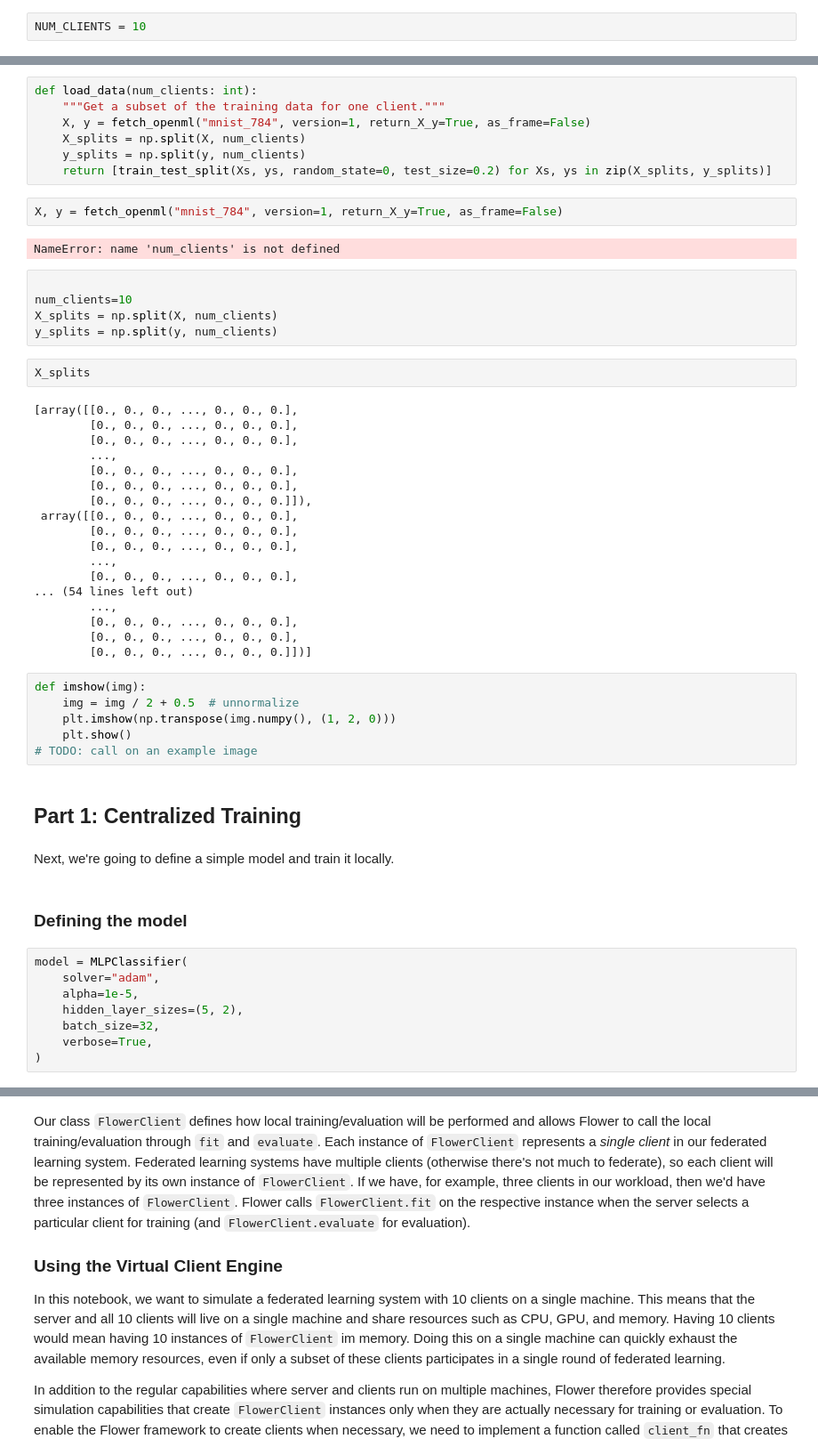
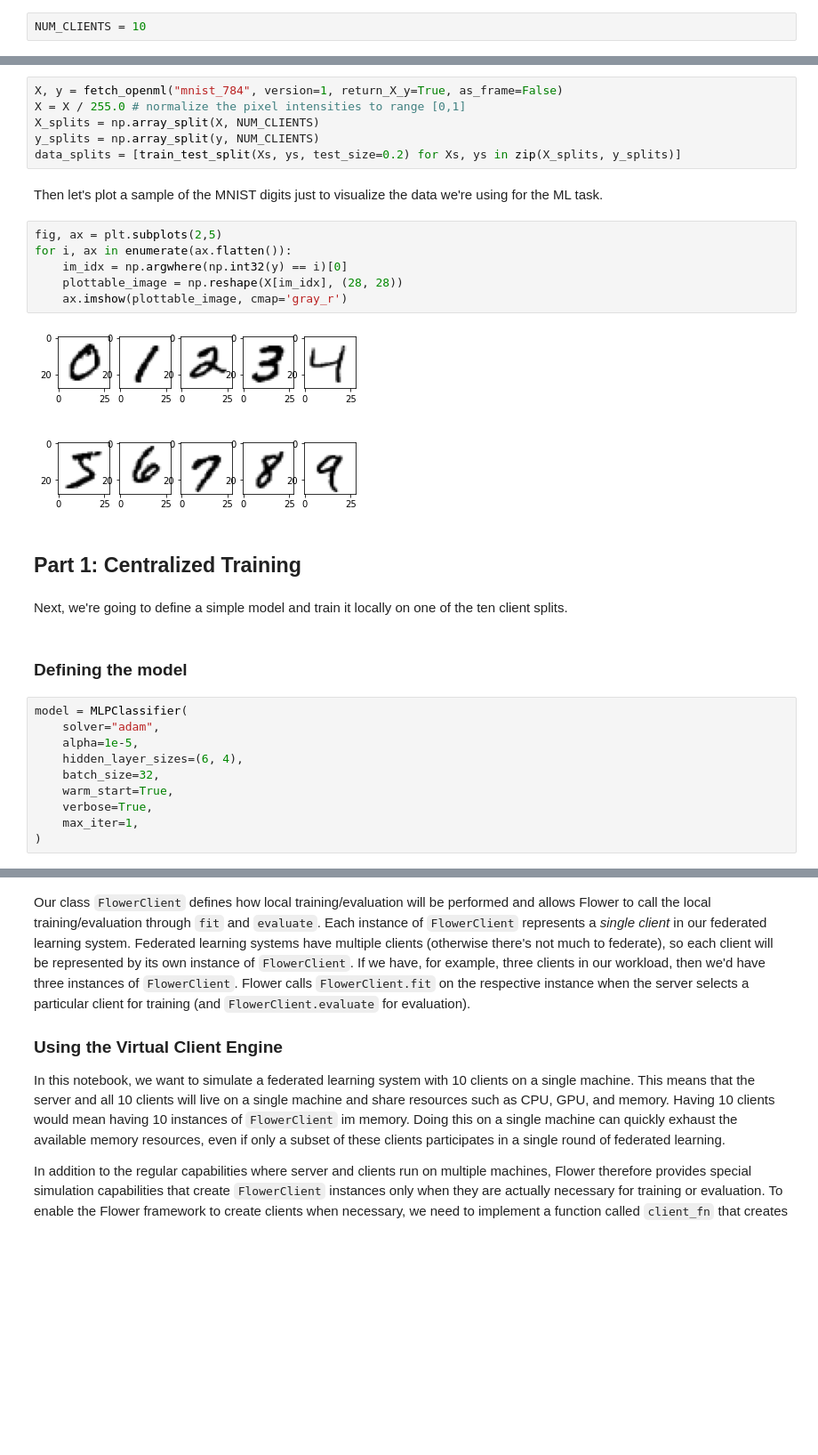
Before and after one commit to alexkyllo/federated-learning-starter, a Jupyter notebook: flower_tutorial.ipynb, the cells around one changed output, grey strips where cells are left out. Shown: that part at 89% size. Drawn from its saved outputs; the diff is of its cells as text; blank space fills up the shorter version.

```diff
--- a/flower_tutorial.ipynb
+++ b/flower_tutorial.ipynb
@@ -81,56 +80,34 @@ Let's now load the MNIST training and test set, partition them into ten smaller
 # %%
-def load_data(num_clients: int):
-    """Get a subset of the training data for one client."""
-    X, y = fetch_openml("mnist_784", version=1, return_X_y=True, as_frame=False)
-    X_splits = np.split(X, num_clients)
-    y_splits = np.split(y, num_clients)
-    return [train_test_split(Xs, ys, random_state=0, test_size=0.2) for Xs, ys in zip(X_splits, y_splits)]
+X, y = fetch_openml("mnist_784", version=1, return_X_y=True, as_frame=False)
+X = X / 255.0 # normalize the pixel intensities to range [0,1]
+X_splits = np.array_split(X, NUM_CLIENTS)
+y_splits = np.array_split(y, NUM_CLIENTS)
+data_splits = [train_test_split(Xs, ys, test_size=0.2) for Xs, ys in zip(X_splits, y_splits)]
-# %%
-X, y = fetch_openml("mnist_784", version=1, return_X_y=True, as_frame=False)
-# %% [output]
-NameError: name 'num_clients' is not defined
-# %%
-
-num_clients=10
-X_splits = np.split(X, num_clients)
-y_splits = np.split(y, num_clients)
-# %%
-X_splits
-# %% [output]
-[array([[0., 0., 0., ..., 0., 0., 0.],
-        [0., 0., 0., ..., 0., 0., 0.],
-        [0., 0., 0., ..., 0., 0., 0.],
-        ...,
-        [0., 0., 0., ..., 0., 0., 0.],
-        [0., 0., 0., ..., 0., 0., 0.],
-        [0., 0., 0., ..., 0., 0., 0.]]),
- array([[0., 0., 0., ..., 0., 0., 0.],
-        [0., 0., 0., ..., 0., 0., 0.],
-        [0., 0., 0., ..., 0., 0., 0.],
-        ...,
-        [0., 0., 0., ..., 0., 0., 0.],
-... (54 lines left out)
-        ...,
-        [0., 0., 0., ..., 0., 0., 0.],
-        [0., 0., 0., ..., 0., 0., 0.],
-        [0., 0., 0., ..., 0., 0., 0.]])]
-# %%
-def imshow(img):
-    img = img / 2 + 0.5  # unnormalize
-    plt.imshow(np.transpose(img.numpy(), (1, 2, 0)))
-    plt.show()
-# TODO: call on an example image
+# %% [markdown]
+Then let's plot a sample of the MNIST digits just to visualize the data we're
+using for the ML task.
+# %%
+fig, ax = plt.subplots(2,5)
+for i, ax in enumerate(ax.flatten()):
+    im_idx = np.argwhere(np.int32(y) == i)[0]
+    plottable_image = np.reshape(X[im_idx], (28, 28))
+    ax.imshow(plottable_image, cmap='gray_r')
+# %% [output]
+[figure, added]
 # %% [markdown]
 ## Part 1: Centralized Training
 # %% [markdown]
-Next, we're going to define a simple model and train it locally.
+Next, we're going to define a simple model and train it locally on one of the
+ten client splits.
 # %% [markdown]
 ### Defining the model
 # %%
 model = MLPClassifier(
     solver="adam",
     alpha=1e-5,
-    hidden_layer_sizes=(5, 2),
+    hidden_layer_sizes=(6, 4),
     batch_size=32,
+    warm_start=True,
     verbose=True,
+    max_iter=1,
 )
```
Also changed, not shown: parts of 14 cells of this notebook.
